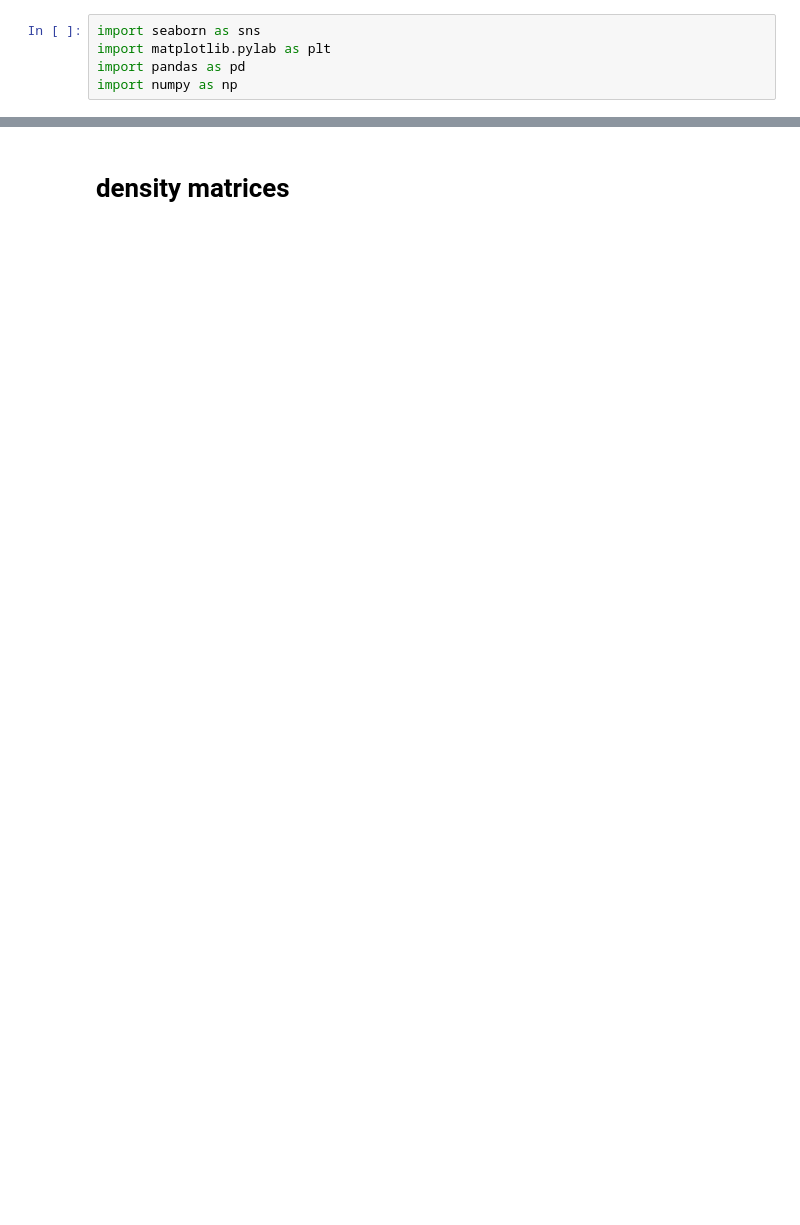
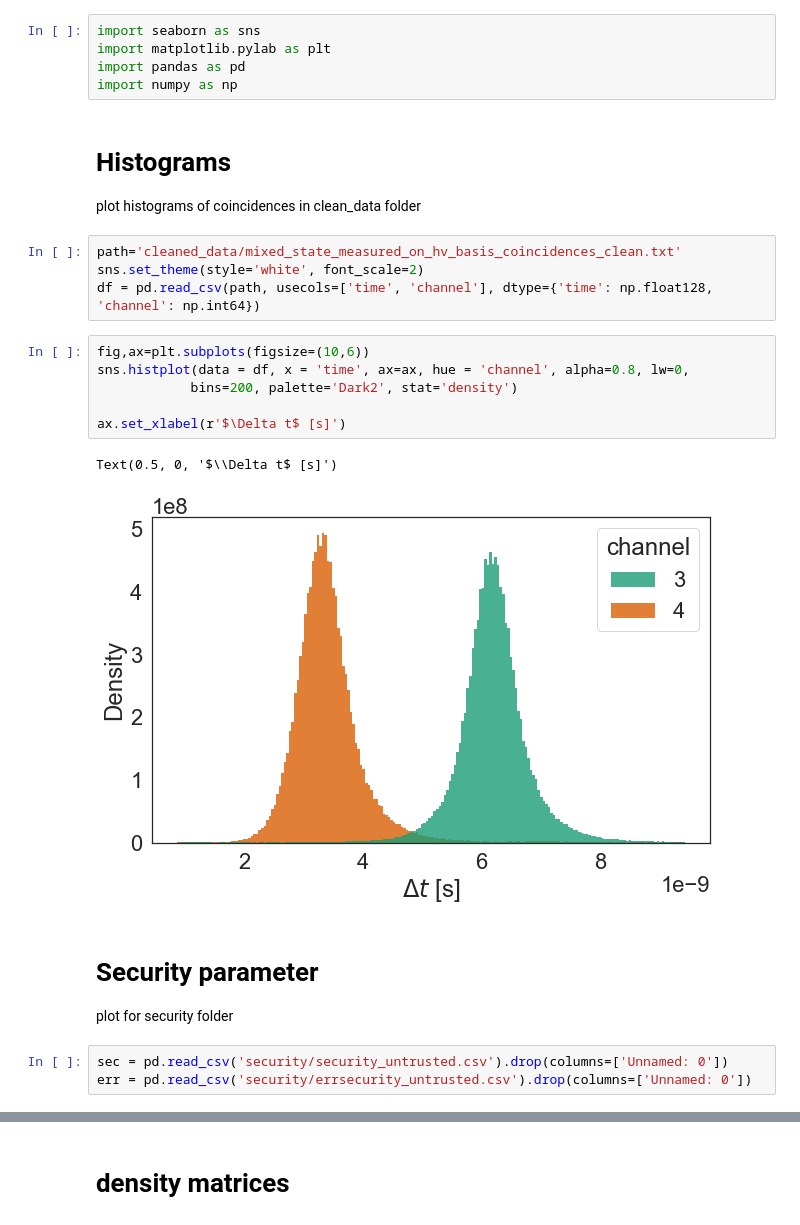
Before and after one commit to nicolezattarin/Quantum-Cryptography-protocols, a Jupyter notebook: QRNG/plots.ipynb, the cells around one changed output, grey strips where cells are left out. Drawn from its saved outputs; the diff is of its cells as text; blank space fills up the shorter version.

Commit message:
security and plots update

```diff
--- a/QRNG/plots.ipynb
+++ b/QRNG/plots.ipynb
@@ -3,3 +3,26 @@ import seaborn as sns
 import matplotlib.pylab as plt
 import pandas as pd
 import numpy as np
+# %% [markdown]
+# Histograms
+
+plot histograms of coincidences in clean_data folder
+# %%
+path='cleaned_data/mixed_state_measured_on_hv_basis_coincidences_clean.txt'
+sns.set_theme(style='white', font_scale=2)
+df = pd.read_csv(path, usecols=['time', 'channel'], dtype={'time': np.float128, 'channel': np.int64})
+# %%
+fig,ax=plt.subplots(figsize=(10,6))
+sns.histplot(data = df, x = 'time', ax=ax, hue = 'channel', alpha=0.8, lw=0,
+            bins=200, palette='Dark2', stat='density')
+
+ax.set_xlabel(r'$\Delta t$ [s]')
+# %% [output]
+Text(0.5, 0, '$\\Delta t$ [s]')
+[figure, added]
+# %% [markdown]
+# Security parameter
+plot for security folder
+# %%
+sec = pd.read_csv('security/security_untrusted.csv').drop(columns=['Unnamed: 0'])
+err = pd.read_csv('security/errsecurity_untrusted.csv').drop(columns=['Unnamed: 0'])
```
Also changed, not shown: parts of 2 cells of this notebook, 20 other files.
